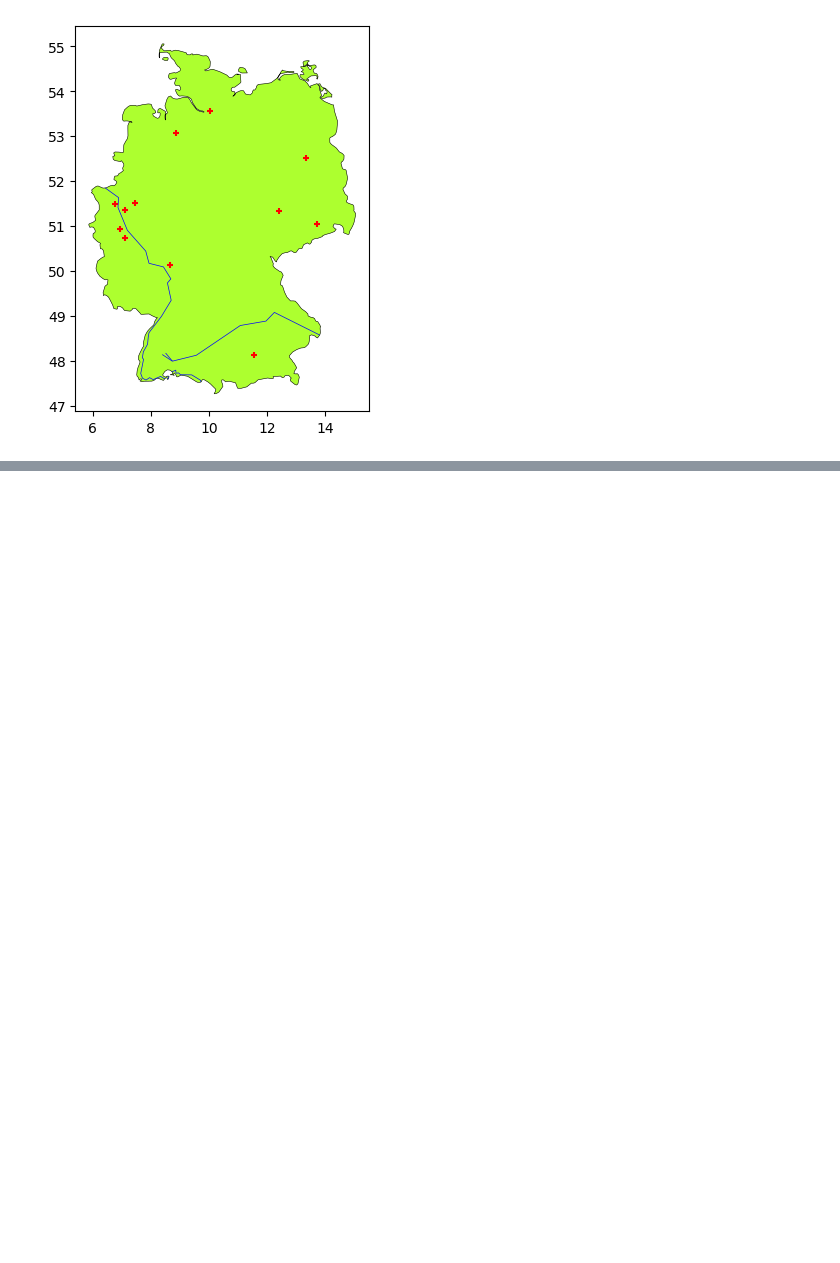
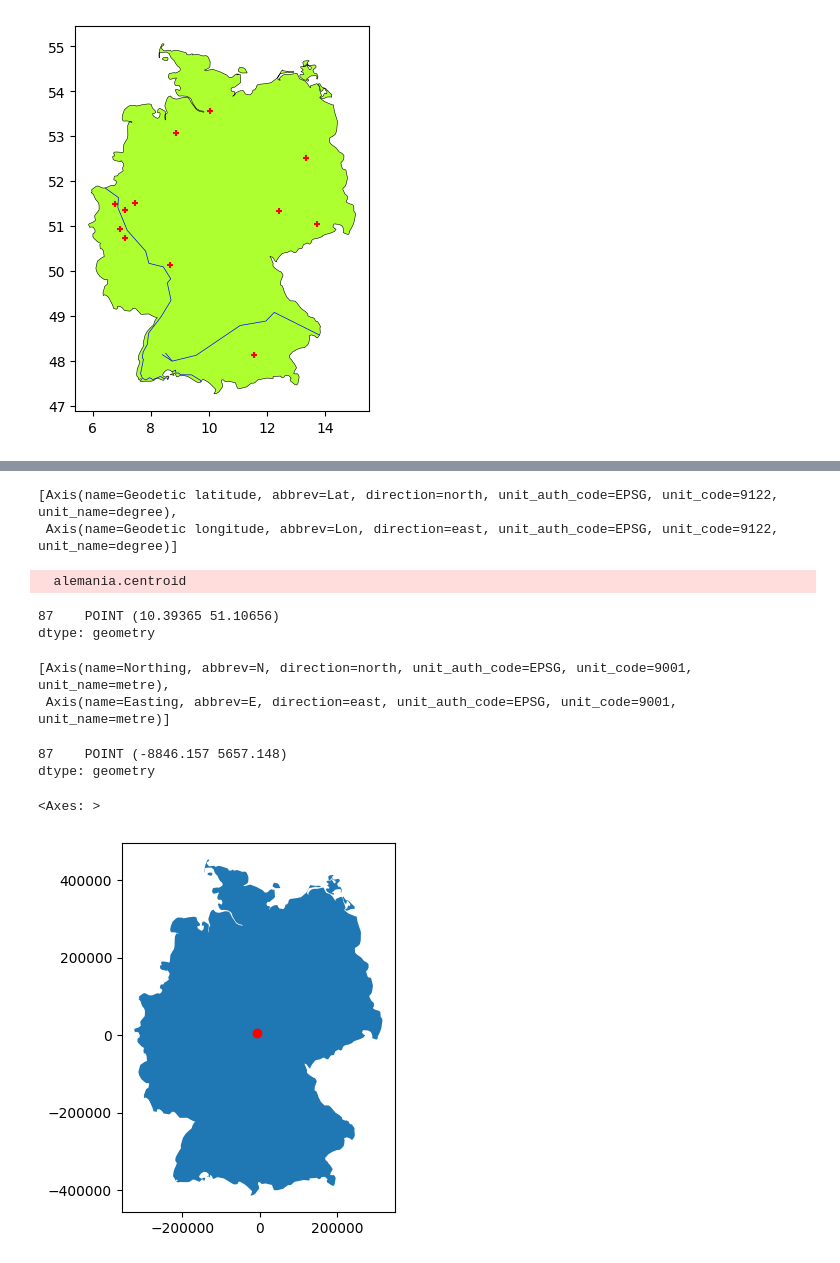
Before and after one commit to Clases-y-Evaluaciones-DelaCruz-Diana/aaa, a Jupyter notebook: index-Copy1.ipynb, the cells around one changed output, grey strips where cells are left out. Saved outputs shown, nothing was run; the diff lists cells and outputs as text; code cells hidden in the pictures; blank space fills up the shorter version.

```diff
--- a/index-Copy1.ipynb
+++ b/index-Copy1.ipynb
@@ -138,3 +222,30 @@ m
 [interactive output not drawn]
 # %%
 #ONCEAVO: Se reproyecta el CRS para obtener cordenadas, se usa este link: https://epsg.io/?q=Germany
+# %%
+alemania.crs.axis_info
+# %% [output]
+[Axis(name=Geodetic latitude, abbrev=Lat, direction=north, unit_auth_code=EPSG, unit_code=9122, unit_name=degree),
+ Axis(name=Geodetic longitude, abbrev=Lon, direction=east, unit_auth_code=EPSG, unit_code=9122, unit_name=degree)]
+# %%
+alemania.centroid
+# %% [output]
+  alemania.centroid
+87    POINT (10.39365 51.10656)
+dtype: geometry
+# %%
+alemania.to_crs(4839).crs.axis_info
+# %% [output]
+[Axis(name=Northing, abbrev=N, direction=north, unit_auth_code=EPSG, unit_code=9001, unit_name=metre),
+ Axis(name=Easting, abbrev=E, direction=east, unit_auth_code=EPSG, unit_code=9001, unit_name=metre)]
+# %%
+alemania.to_crs(4839).centroid
+# %% [output]
+87    POINT (-8846.157 5657.148)
+dtype: geometry
+# %%
+base4839=alemania.to_crs(4839).plot()
+alemania.to_crs(4839).centroid.plot(color='red',ax=base4839)
+# %% [output]
+<Axes: >
+[figure, added]
```
Also changed, not shown: parts of 7 cells of this notebook.
